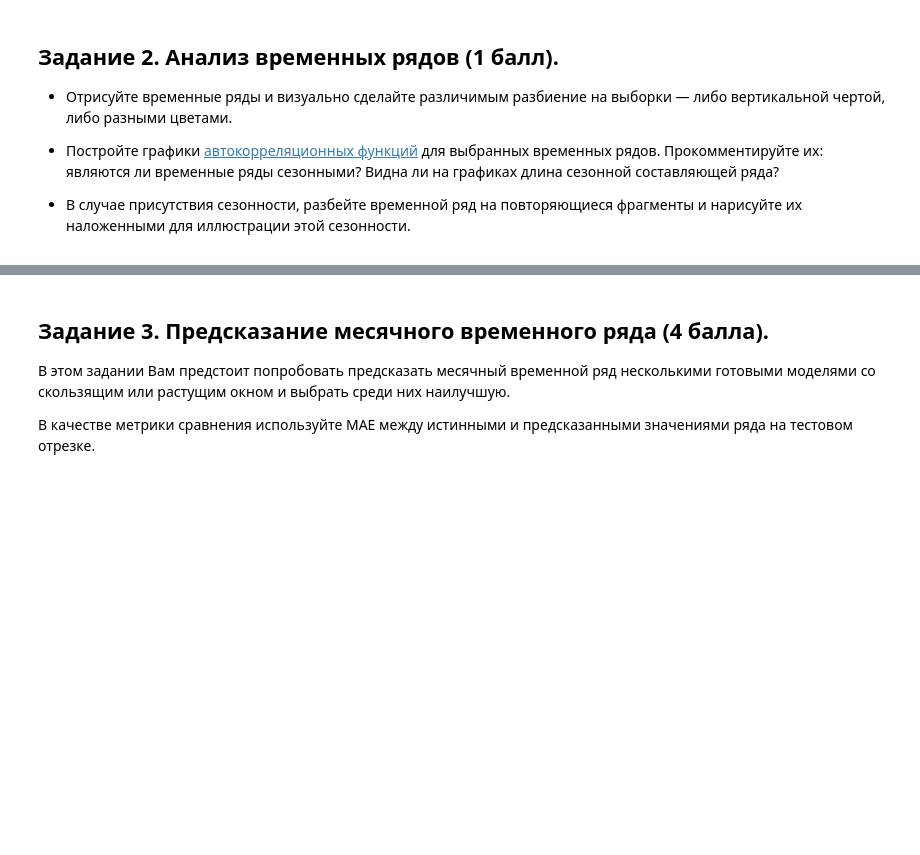
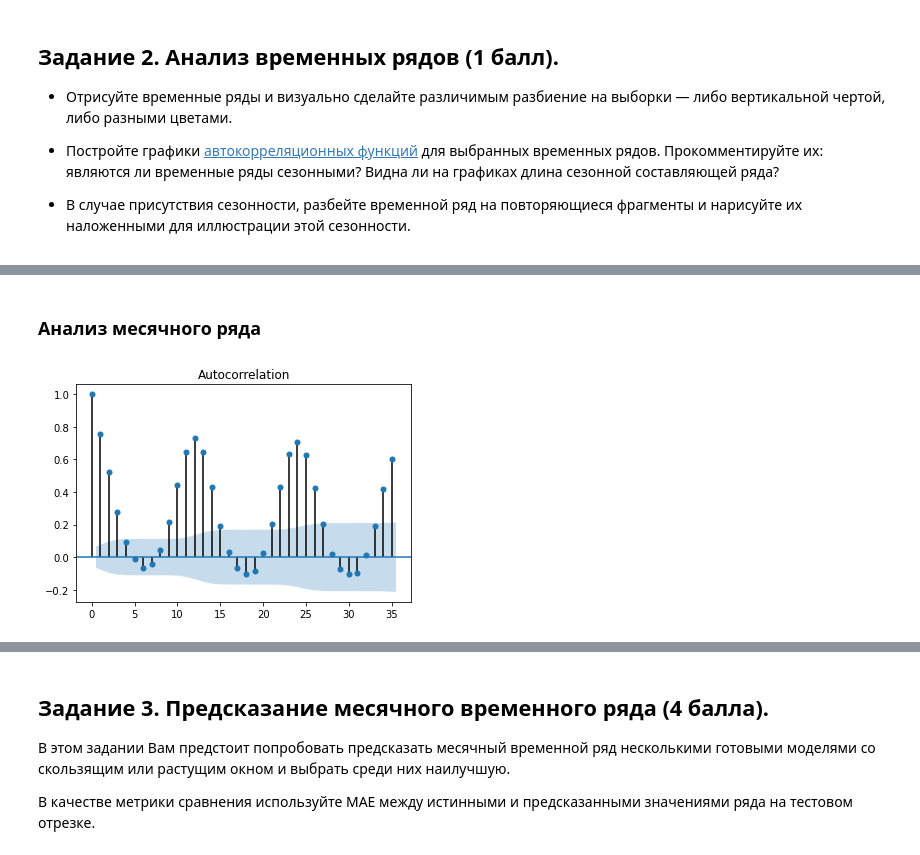
Before and after one commit to alyonabelenko/Courses, a Jupyter notebook: IAD4/homework-3/HW3.ipynb, the cells around one changed output, grey strips where cells are left out. Cells and saved outputs as stored; diff of their text form; code cells hidden in the pictures; blank space fills up the shorter version.

```diff
--- a/IAD4/homework-3/HW3.ipynb
+++ b/IAD4/homework-3/HW3.ipynb
@@ -142,0 +167,7 @@ plt.show()
+# %% [markdown]
+### Анализ месячного ряда
+# %%
+sm.graphics.tsa.plot_acf(ts1.value, lags=35)
+plt.show()
+# %% [output]
+[figure, added]
```
Also changed, not shown: parts of 18 cells of this notebook.
